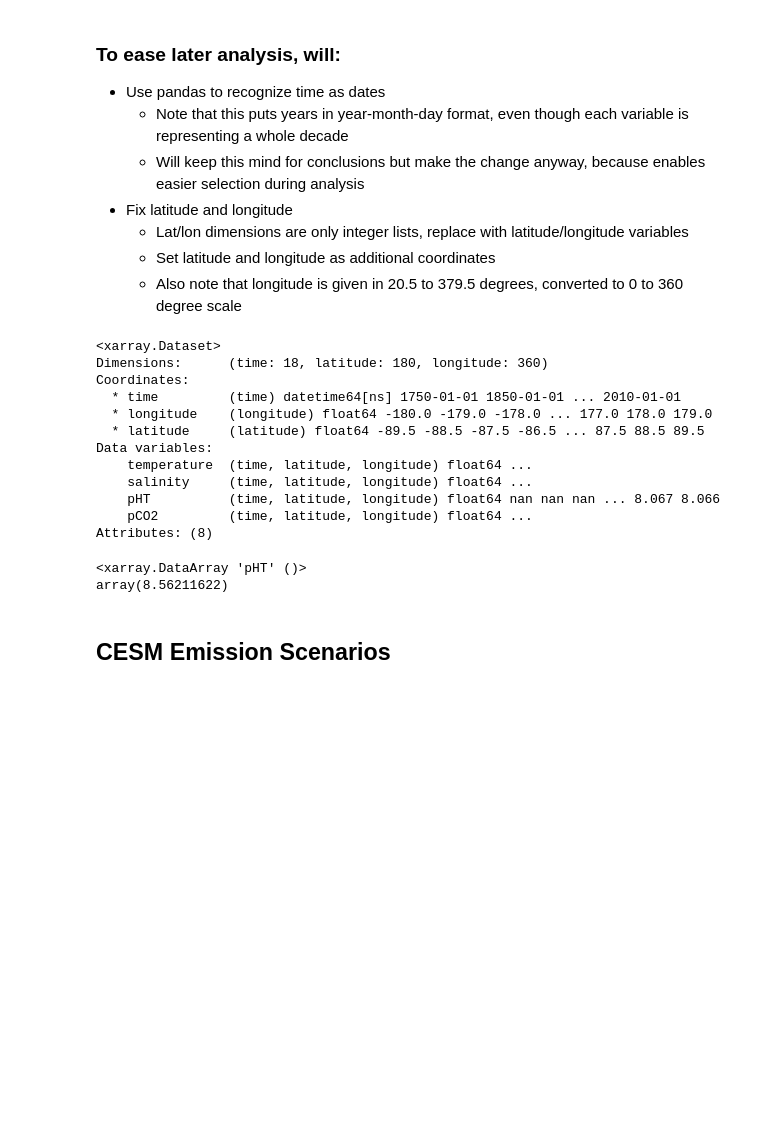
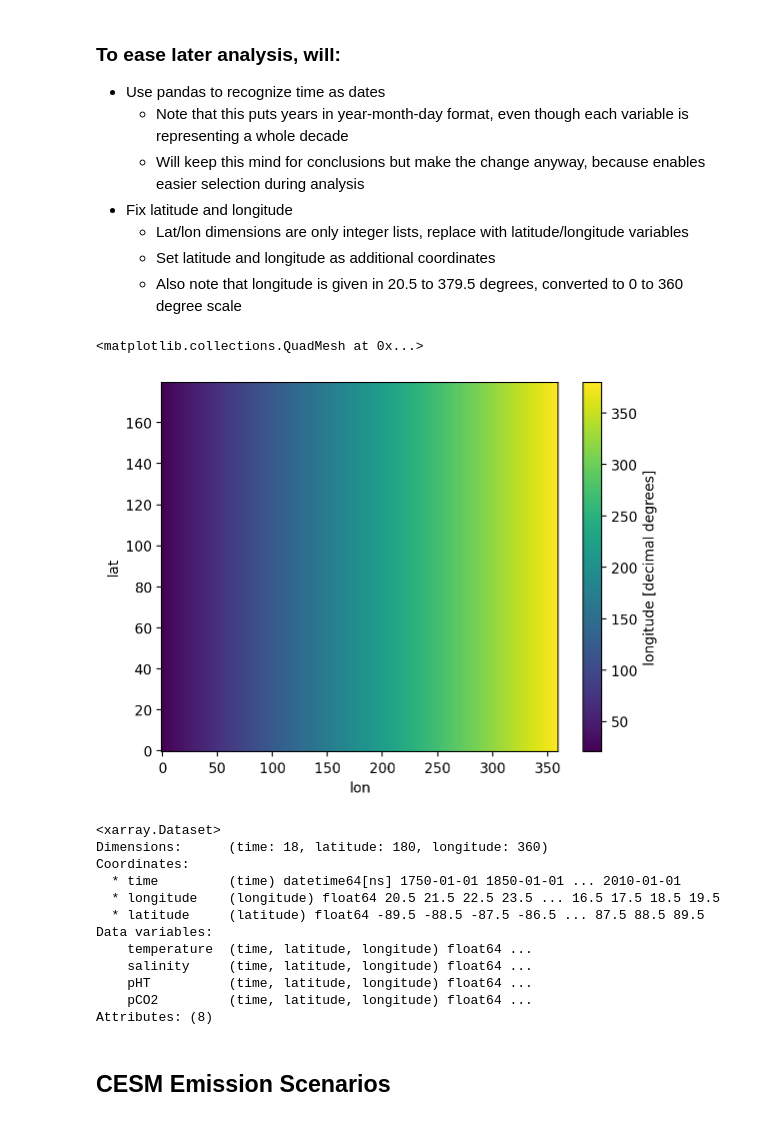
Before and after one commit to juliasimpson97/rces-final-project, a Jupyter notebook: final_project.ipynb, the cells around one changed output. Cells and saved outputs as stored; diff of their text form; code cells hidden in the pictures; blank space fills up the shorter version.

```diff
--- a/final_project.ipynb
+++ b/final_project.ipynb
@@ -61,3 +61,11 @@ Attributes: (8)
     - Lat/lon dimensions are only integer lists, replace with latitude/longitude variables
     - Set latitude and longitude as additional coordinates
     - Also note that longitude is given in 20.5 to 379.5 degrees, converted to 0 to 360 degree scale
+# %%
+#longitude[longitude > 360] = longitude-360
+#long_test = longitude.where(longitude > 360, longitude-360)
+#longitude.values[longitude.values > 360] = longitude-360
+cesm_historical.longitude.plot()
+# %% [output]
+<matplotlib.collections.QuadMesh at 0x...>
+[figure, added]
@@ -66,9 +80,10 @@ longitude = cesm_historical['longitude'][1,:].rename({'lon': 'longitude'})
 latitude = cesm_historical['latitude'][:,1].rename({'lat': 'latitude'})
 cesm_historical = cesm_historical.drop(['longitude', 'latitude']).rename({'lat': 'latitude', 'lon': 'longitude'})
 cesm_historical = cesm_historical.assign_coords(longitude=longitude).assign_coords(latitude=latitude)
-cesm_historical = cesm_historical.assign_coords(longitude=(cesm_historical.longitude-20.5)) #converts from odd [20.5:1:379.5] degree longitude scale to 0 to 359
+#cesm_historical = cesm_historical.assign_coords(longitude=(cesm_historical.longitude-20.5)) #converts from odd [20.5:1:379.5] degree longitude scale to 0 to 359
+#cesm_historical = cesm_historical.assign_coords(longitude=new_lon) #converts from 0 to 359 to -180 to 179
 cesm_historical = cesm_historical.assign_coords(longitude=(((cesm_historical.longitude+180)%360)-180)) #converts from 0 to 359 to -180 to 179
-cesm_historical = cesm_historical.sortby(cesm_historical.longitude) #need longitude in increasing order to preserve plotting functionality
+#cesm_historical = cesm_historical.sortby(cesm_historical.longitude) #need longitude in increasing order to preserve plotting functionality
 cesm_historical['time'] = pd.to_datetime(cesm_historical.time, format='%Y')
 cesm_historical
 # %% [output]
@@ -76,19 +91,16 @@ cesm_historical
 Dimensions:      (time: 18, latitude: 180, longitude: 360)
 Coordinates:
   * time         (time) datetime64[ns] 1750-01-01 1850-01-01 ... 2010-01-01
-  * longitude    (longitude) float64 -180.0 -179.0 -178.0 ... 177.0 178.0 179.0
+  * longitude    (longitude) float64 20.5 21.5 22.5 23.5 ... 16.5 17.5 18.5 19.5
   * latitude     (latitude) float64 -89.5 -88.5 -87.5 -86.5 ... 87.5 88.5 89.5
 Data variables:
     temperature  (time, latitude, longitude) float64 ...
     salinity     (time, latitude, longitude) float64 ...
-    pHT          (time, latitude, longitude) float64 nan nan nan ... 8.067 8.066
+    pHT          (time, latitude, longitude) float64 ...
     pCO2         (time, latitude, longitude) float64 ...
 Attributes: (8)
 # %%
-# cesm_historical.pHT.max()
+cesm_historical.longitude.max()
-# %% [output]
-<xarray.DataArray 'pHT' ()>
-array(8.56211622)
 # %% [markdown]
 ## CESM Emission Scenarios
 # %% [markdown]
```
Also changed, not shown: parts of 19 cells of this notebook.
